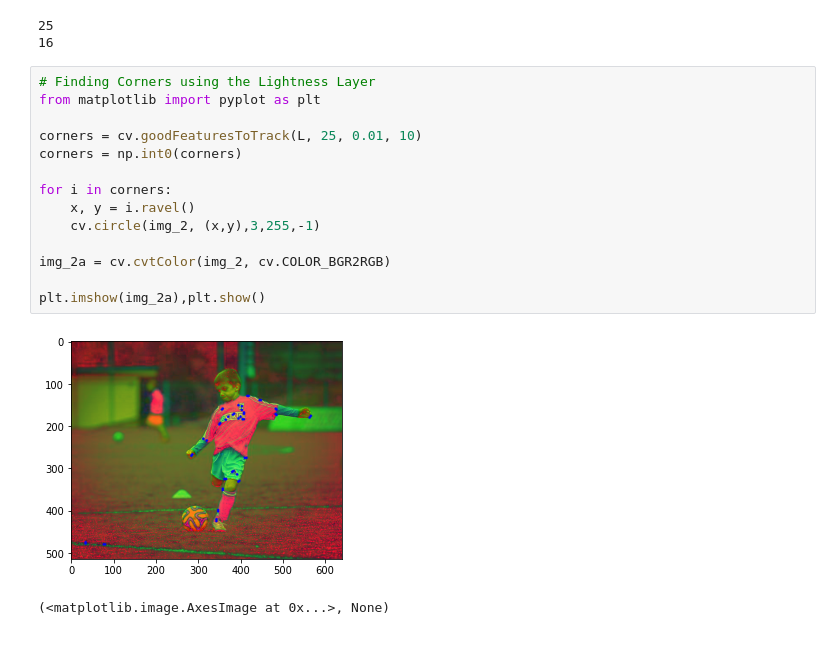
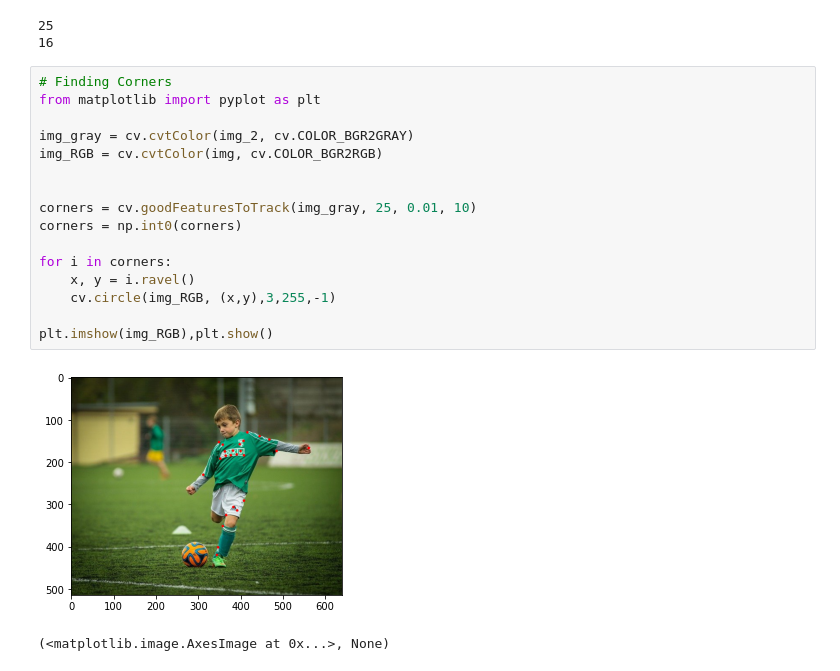
Before and after one commit to kelvin-cykong/OpenCV_Project, a Jupyter notebook: opencv.ipynb, the cells around one changed output. Saved outputs shown, nothing was run; the diff lists cells and outputs as text.

```diff
--- a/opencv.ipynb
+++ b/opencv.ipynb
@@ -51,21 +51,23 @@ print(int(img_2[1,1,1]))
 25
 16
 # %%
-# Finding Corners using the Lightness Layer
+# Finding Corners
 from matplotlib import pyplot as plt
 
-corners = cv.goodFeaturesToTrack(L, 25, 0.01, 10)
+img_gray = cv.cvtColor(img_2, cv.COLOR_BGR2GRAY)
+img_RGB = cv.cvtColor(img, cv.COLOR_BGR2RGB)
+
+
+corners = cv.goodFeaturesToTrack(img_gray, 25, 0.01, 10)
 corners = np.int0(corners)
 
 for i in corners:
     x, y = i.ravel()
-    cv.circle(img_2, (x,y),3,255,-1)
+    cv.circle(img_RGB, (x,y),3,255,-1)
 
-img_2a = cv.cvtColor(img_2, cv.COLOR_BGR2RGB)
-
-plt.imshow(img_2a),plt.show()
+plt.imshow(img_RGB),plt.show()
 # %% [output]
-[figure, old version]
+[figure, new version]
 (<matplotlib.image.AxesImage at 0x...>, None)
 # %%
 # Color Detection
```
Also changed, not shown: parts of 2 cells of this notebook.
